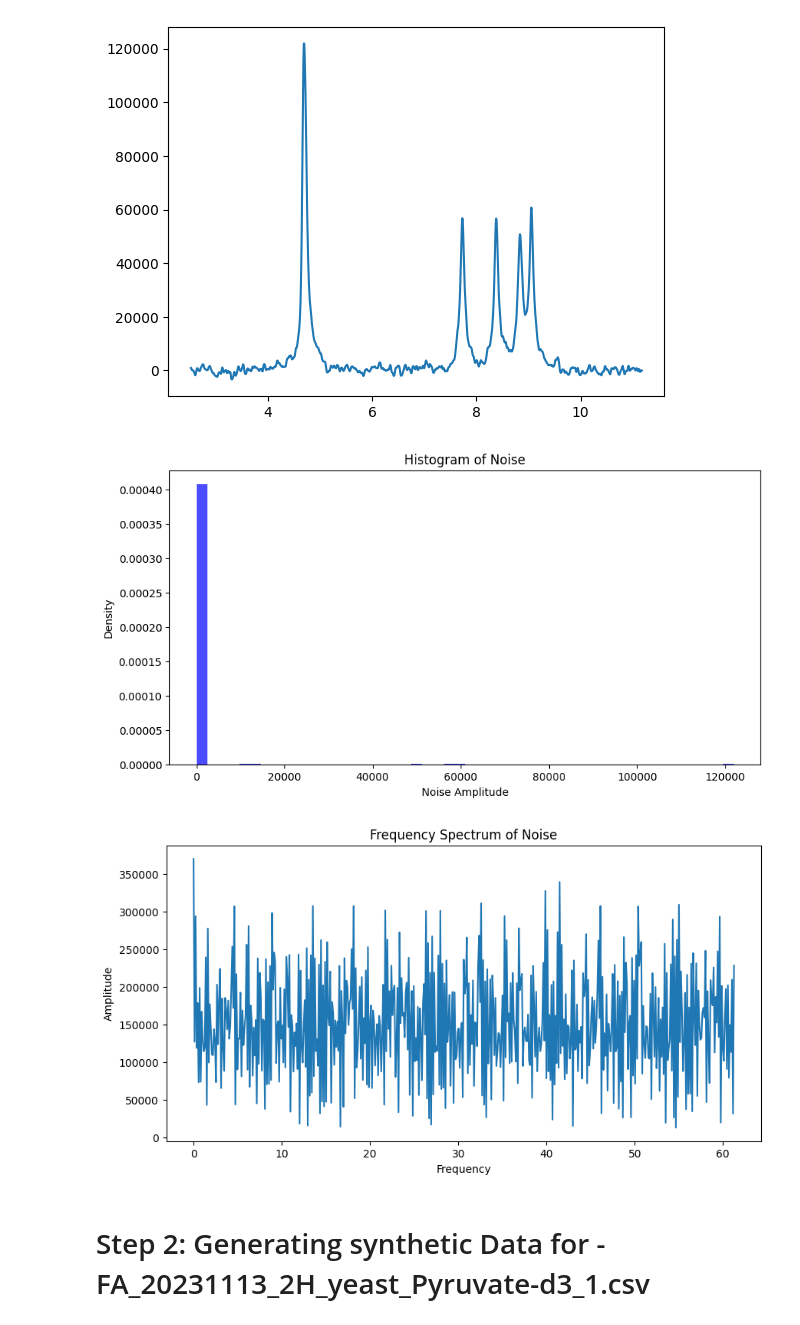
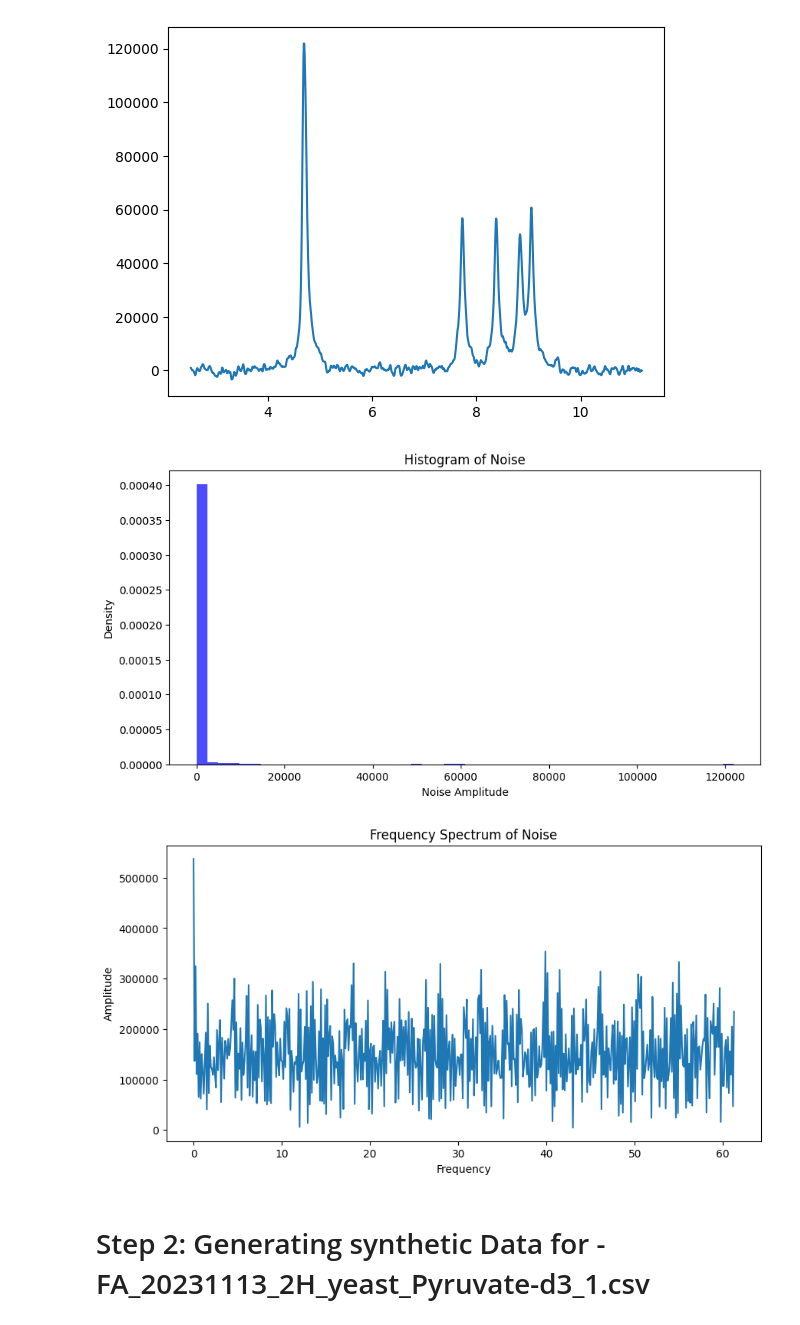
Before and after one commit to RATFIVE/MoinCC-AI4metabolomics, a Jupyter notebook: 03_DeepLearning/ImplementingNeuralNetwork.ipynb, the cells around one changed output. Drawn from its saved outputs; the diff is of its cells as text; code cells hidden in the pictures.

```diff
--- a/03_DeepLearning/ImplementingNeuralNetwork.ipynb
+++ b/03_DeepLearning/ImplementingNeuralNetwork.ipynb
@@ -121,37 +115,37 @@ y_data = df.iloc[:,1]
 
 # Step 1: Identify Peaks and Subtract them to Isolate Noise
 # Use `find_peaks` to locate main peaks, then subtract smoothed signal
-peaks, _ = find_peaks(y_data, height=10000)  # Adjust height to capture main peaks
+peaks, _ = find_peaks(y_data, height=500)  # Adjust height to capture main peaks
 smooth_signal = np.copy(y_data)
 smooth_signal[peaks] = 0  # Set peaks to 0 to isolate noise around peaks
 
 # Isolate noise by subtracting the smoothed version of the signal
 noise = y_data - smooth_signal
 
 # Step 2: Plot Histogram of Noise to Inspect Distribution
 plt.figure(figsize=(10, 5))
 plt.hist(noise, bins=50, density=True, alpha=0.7, color='blue')
 plt.title("Histogram of Noise")
 plt.xlabel("Noise Amplitude")
 plt.ylabel("Density")
 plt.show()
 
 # Step 3: Perform Fourier Transform to Analyze Frequency Content of Noise
 # Compute FFT
 N = len(noise)
 yf = fft(noise)
 xf = fftfreq(N, x_data[1] - x_data[0])  # Frequency axis based on x-axis spacing
 
 # Plot the frequency spectrum
 plt.figure(figsize=(10, 5))
 plt.plot(xf[:N // 2], np.abs(yf[:N // 2]))
 plt.title("Frequency Spectrum of Noise")
 plt.xlabel("Frequency")
 plt.ylabel("Amplitude")
 plt.show()
 # %% [output]
-[figure, old version]
+[figure, new version]
-[figure, old version]
+[figure, new version]
 # %% [markdown]
 # Step 2: Generating synthetic Data for - FA_20231113_2H_yeast_Pyruvate-d3_1.csv
 # %%
```
Also changed, not shown: parts of 15 cells of this notebook.
